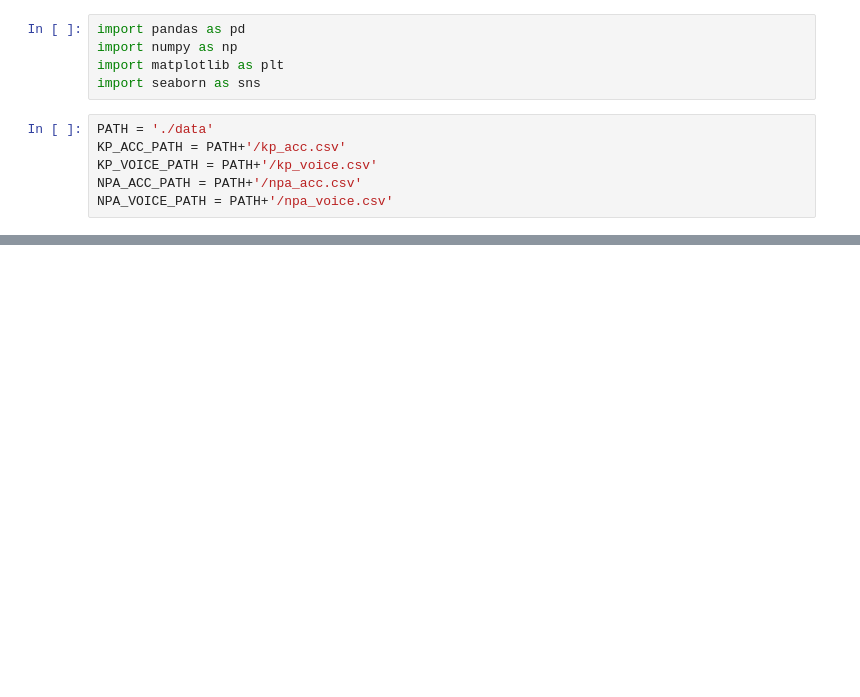
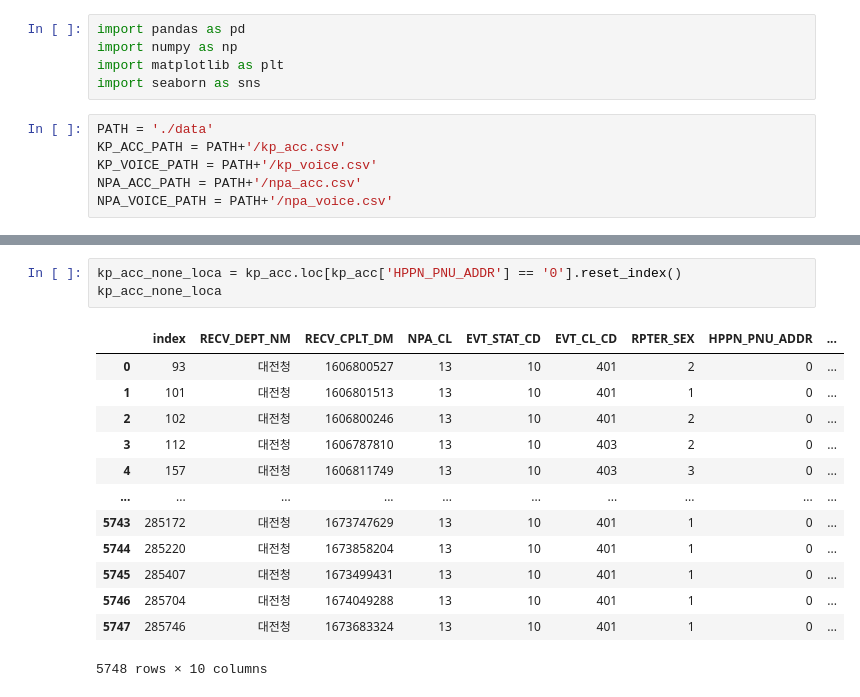
Before and after one commit to C0DE-SAGE/Data-Analysis-Competition, a Jupyter notebook: analyze.ipynb, the cells around one changed output, grey strips where cells are left out. Drawn from its saved outputs; the diff is of its cells as text; blank space fills up the shorter version.

```diff
--- a/analyze.ipynb
+++ b/analyze.ipynb
@@ -78,0 +60,17 @@ npa_voice len : 10779
+# %%
+kp_acc_none_loca = kp_acc.loc[kp_acc['HPPN_PNU_ADDR'] == '0'].reset_index()
+kp_acc_none_loca
+# %% [output]
+|  | index | RECV_DEPT_NM | RECV_CPLT_DM | NPA_CL | EVT_STAT_CD | EVT_CL_CD | RPTER_SEX | HPPN_PNU_ADDR | ... |
+| 0 | 93 | 대전청 | 1606800527 | 13 | 10 | 401 | 2 | 0 | ... |
+| 1 | 101 | 대전청 | 1606801513 | 13 | 10 | 401 | 1 | 0 | ... |
+| 2 | 102 | 대전청 | 1606800246 | 13 | 10 | 401 | 2 | 0 | ... |
+| 3 | 112 | 대전청 | 1606787810 | 13 | 10 | 403 | 2 | 0 | ... |
+| 4 | 157 | 대전청 | 1606811749 | 13 | 10 | 403 | 3 | 0 | ... |
+| ... | ... | ... | ... | ... | ... | ... | ... | ... | ... |
+| 5743 | 285172 | 대전청 | 1673747629 | 13 | 10 | 401 | 1 | 0 | ... |
+| 5744 | 285220 | 대전청 | 1673858204 | 13 | 10 | 401 | 1 | 0 | ... |
+| 5745 | 285407 | 대전청 | 1673499431 | 13 | 10 | 401 | 1 | 0 | ... |
+| 5746 | 285704 | 대전청 | 1674049288 | 13 | 10 | 401 | 1 | 0 | ... |
+| 5747 | 285746 | 대전청 | 1673683324 | 13 | 10 | 401 | 1 | 0 | ... |
+5748 rows × 10 columns
```
Also changed, not shown: parts of 19 cells of this notebook, 6 other files.
